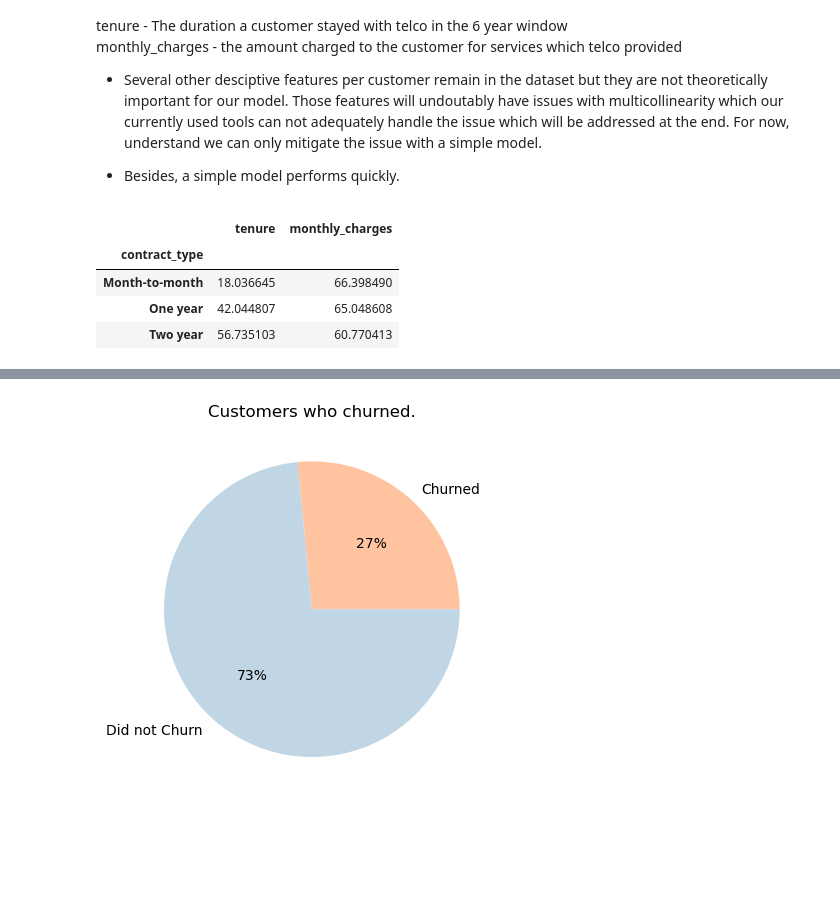
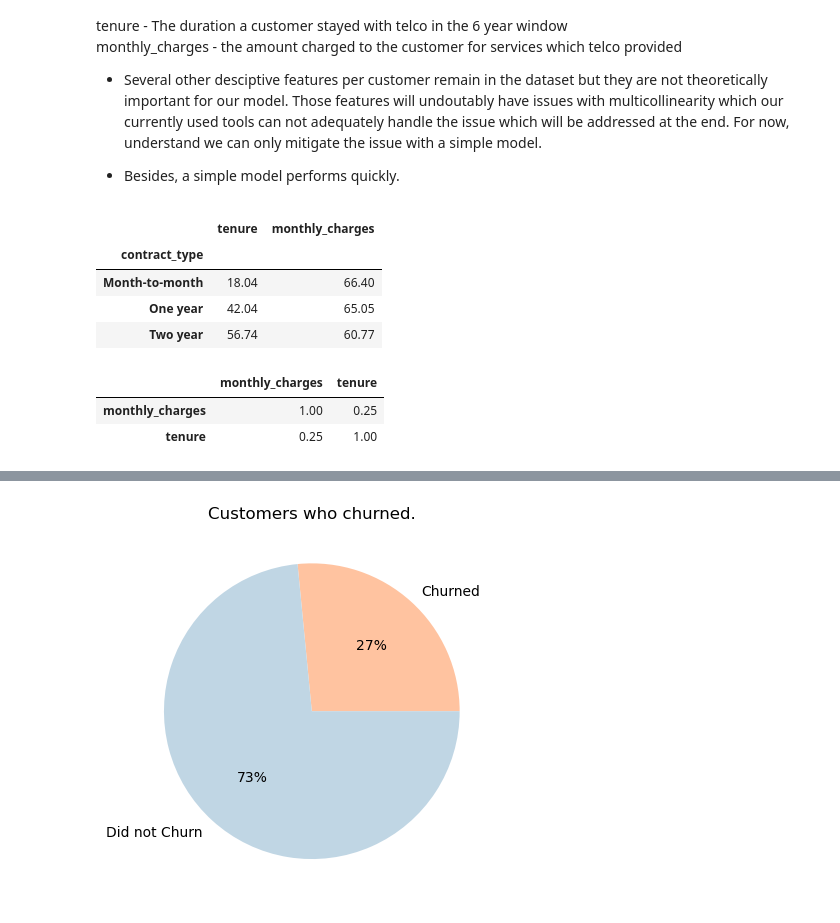
Before and after one commit to jcrosenberger/project1-telco, a Jupyter notebook: Main-Project.ipynb, the cells around one changed output, grey strips where cells are left out. Drawn from its saved outputs; the diff is of its cells as text; code cells hidden in the pictures; blank space fills up the shorter version.

```diff
--- a/Main-Project.ipynb
+++ b/Main-Project.ipynb
@@ -52,14 +56,22 @@ monthly_charges - the amount charged to the customer for services which telco pr
 
 - Besides, a simple model performs quickly.
 # %%
-demo = telco.groupby(['contract_type']).mean().drop(columns=['payment_type_id', 'internet_service_type_id', 'contract_type_id', 'senior_citizen'])
-demo
+demo = telco[['tenure','monthly_charges','contract_type']].groupby(['contract_type']).mean()
+#demo = telco.groupby(['contract_type']).mean().drop(columns=['payment_type_id', 'internet_service_type_id', 'contract_type_id', 'senior_citizen'])
+round(demo,2)
 # %% [output]
 |  | tenure | monthly_charges |
 | contract_type |  |  |
-| Month-to-month | 18.036645 | 66.398490 |
-| One year | 42.044807 | 65.048608 |
-| Two year | 56.735103 | 60.770413 |
+| Month-to-month | 18.04 | 66.40 |
+| One year | 42.04 | 65.05 |
+| Two year | 56.74 | 60.77 |
+# %%
+correlate = telco[['churn','monthly_charges','tenure']]
+round(correlate.corr(),2)
+# %% [output]
+|  | monthly_charges | tenure |
+| monthly_charges | 1.00 | 0.25 |
+| tenure | 0.25 | 1.00 |
 # %%
 # begin gathering our data and transforming it to useful for analysis
 train, validate, test, x_train, y_train, x_validate, y_validate, x_test, y_test = pp.model_telco_data(telco)
```
Also changed, not shown: parts of 6 cells of this notebook, 2 other files.
